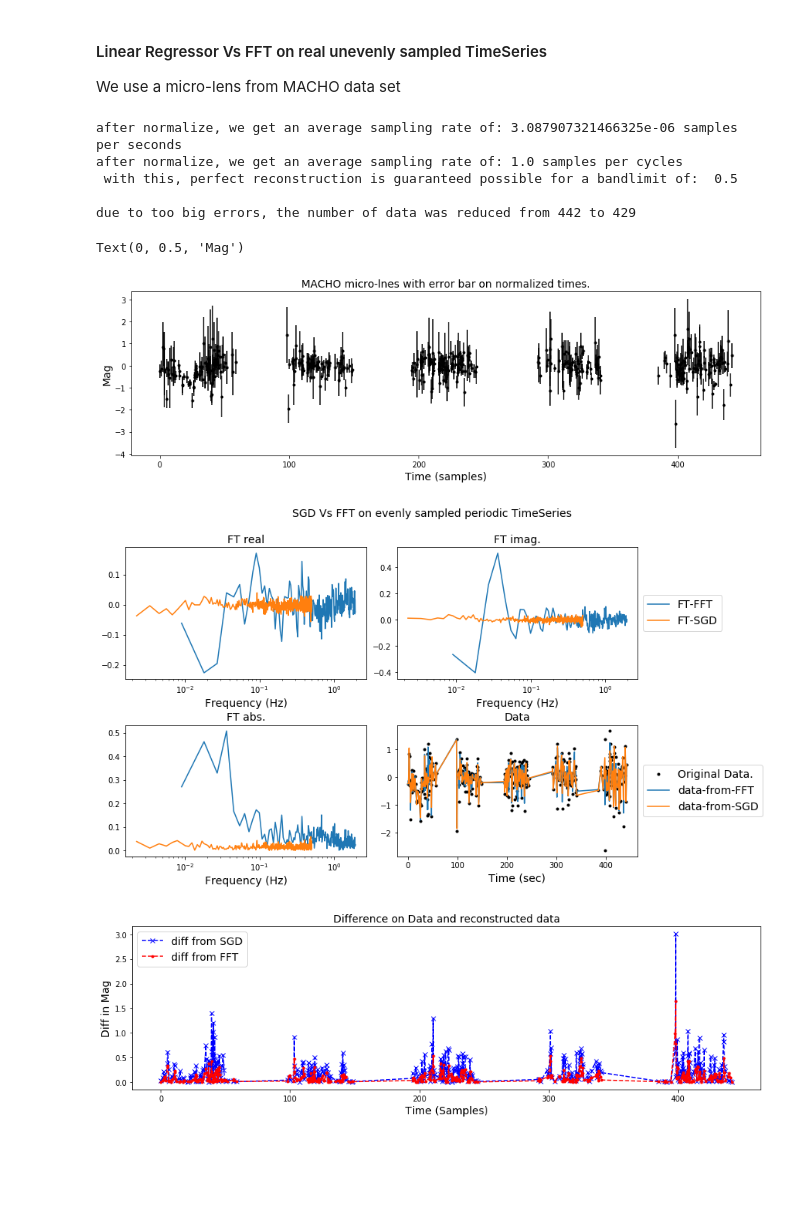
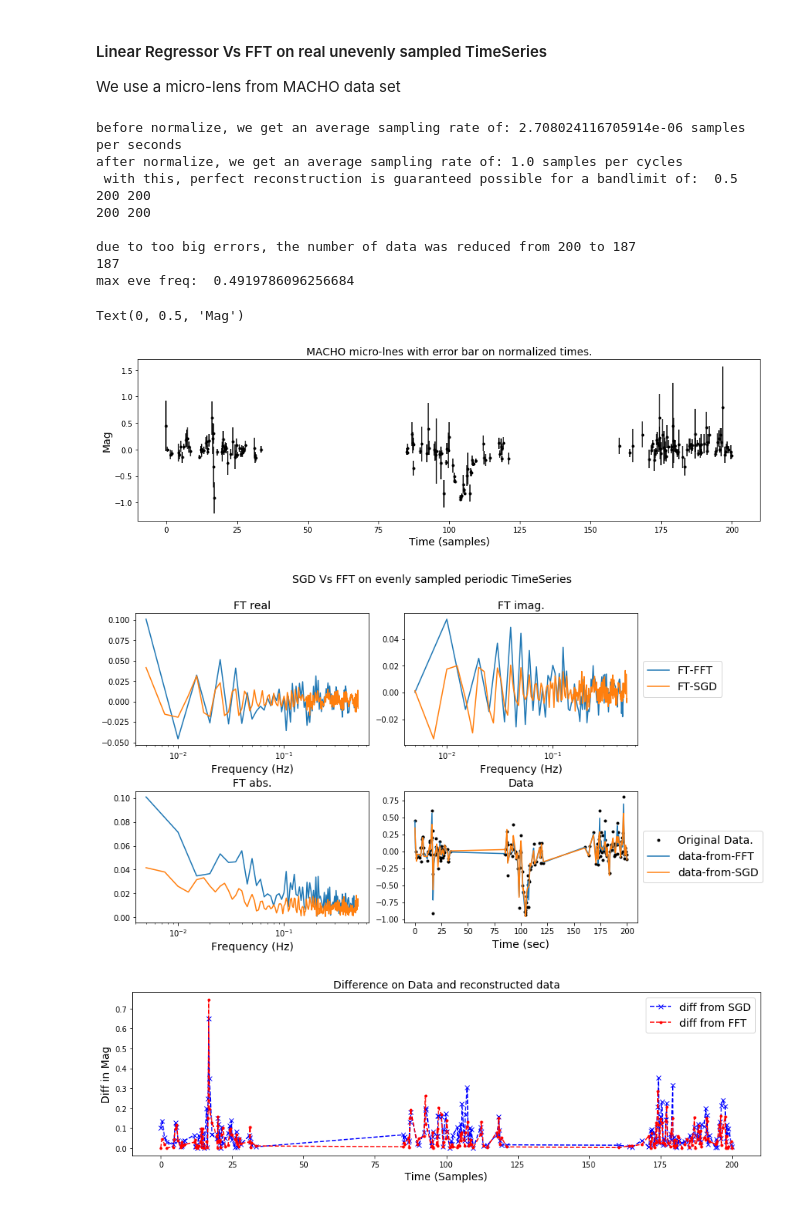
Before and after one commit to frmunozz/IrregularMatchedFilter, a Jupyter notebook: notebooks/sanityChecks/CalculatingFourierTransform.ipynb, the cells around one changed output. Drawn from its saved outputs; the diff is of its cells as text; code cells hidden in the pictures; blank space fills up the shorter version.

```diff
--- a/notebooks/sanityChecks/CalculatingFourierTransform.ipynb
+++ b/notebooks/sanityChecks/CalculatingFourierTransform.ipynb
@@ -250,20 +261,20 @@ def read_file():
      # of the root file of the project (the one with the .git)
     return glob.glob("../../../MLensing/*.mjd")
 
-def read_data(files, j, ini, end, prints=False):
+def read_data(files, j, ini, end, normalize_time=False):
     a = pd.read_csv(files[j], skiprows=3, header=None, sep=" ") # read the table
     a.columns = ["MJD", "Mag", "err"] # name the columns
     times = TimesSamples(a["MJD"][ini:end]) # read the times in MJD
     times -= times.min() # normalize to 0, this give us units of days
     times *= days_to_sec # transform to units of seconds
-    if prints:
-        print("after normalize, we get an average sampling rate of:",
+    if normalize_time:
+        print("before normalize, we get an average sampling rate of:",
               times.average_fs, "samples per seconds")
-    times *= times.average_fs # normalize to units of samples (for digital signals)
-    if prints:
+        times *= times.average_fs # normalize to units of samples (for digital signals)
         print("after normalize, we get an average sampling rate of:", times.average_fs,
               "samples per cycles \n with this, perfect reconstruction is guaranteed " +
               "possible for a bandlimit of: ", times.average_fs/2)
+
     data = TimeSeries(a["Mag"][ini:end], times=times) # get the magnitude
     data -= np.median(data) # normalize the magnitud to 0 (the center goes to 0).
     err =  a["err"].tolist()[ini:end] # get the error
@@ -272,29 +283,33 @@ def read_data(files, j, ini, end, prints=False):
 
 
 # define constants
-j = 15 # the particular observation to use, j={5, 9, 14} gives bad results
-ini = 0 # init of a range of the observations, we use the whole data
-end = -1 # end of a range of the observation, we use the whole data
+j = 10 # the particular observation to use, j={5, 9, 14} gives bad results
+ini = 200 # init of a range of the observations, we use the whole data
+end = 400 # end of a range of the observation, we use the whole data
 days_to_sec = 1 * 24 * 60 * 60 # transformation from days to seconds
 sec_to_days = 1 /(60 * 60 * 24) # transformation from seconds to days
 # %%
 # variables
 files = read_file()
-times, data, err = read_data(files, j, ini, end, prints=True)
+times, data, err = read_data(files, j, ini, end, normalize_time=True)
 gamma = 2
 f_max = 0.5
 N = len(times)
-
+print(len(data), len(data.times))
 # erase data with too big errorba
 max_w = np.abs(data.max() - data.min())
 i=0
+print(len(data), len(data.times))
 while i < len(times)-1:
     if err[i] > max_w/3:
         times.delete(slice(i, i+1))
         data.delete(slice(i, i+1))
+#         print(len(data), len(data.times), len(times))
         err = np.delete(err, slice(i, i+1))
     else:
         i+=1
+
+data = TimeSeries(data, times=times)
 print("")
 print("due to too big errors, the number of data was reduced from {} to {}".format(N, len(times)))
 plt.figure(figsize=(15, 4))
@@ -304,58 +319,71 @@ plt.xlabel("Time (samples)", fontsize=14)
 plt.ylabel("Mag", fontsize=14)
 
 N = len(times) # update N
+print(N)
 
 # interpolate times and data, use simple interpolation
-eve_times = TimesSamples(initial_array=np.linspace(times.min(), times.max(), 4*N))
+eve_times = TimesSamples(initial_array=np.linspace(times.min(), times.max(), 8*N))
 eve_data = TimeSeries(np.interp(eve_times, times, data), times=eve_times)
 
 
 # create the frequency grid
 freqs = f_grid(times, gamma=gamma, f_max=f_max)
-eve_freqs = np.fft.fftfreq(N, d=1/eve_times.average_fs)[1:N//2]
+# print(len(freqs))
+eve_freqs = np.fft.fftfreq(N)[1:N//2]
+print("max eve freq: ", max(eve_freqs))
 #create dictionary on regressor instance
-reg = SGDRegression(alpha=10**(-4), max_iter=500, penalty="l1", l1_ratio=0.5, tol=0.001)
-reg.reset() # we reset a previous instance
-reg.create_dict(times, freqs) # set dictionary
+reg = SGDRegression(alpha=10**(-4), max_iter=500, penalty="l2", l1_ratio=0.5, tol=0.001)
+# reg.reset() # we reset a previous instance
+# reg.create_dict(times, freqs) # set dictionary
+
+transform_fft = FFT(times, beta=2)
+transform_reg = Regression(freq=freqs, reg=reg)
+
 
 # transform
-ft_sgd = data.to_frequencyseries(reg=reg) # inverse transform
-ft_fft = np.fft.fft(eve_data)[1:N//2]/N
-data_sgd = reg.predict() # direct transform
-data_fft = np.fft.ifft(np.fft.fft(eve_data))
-uneve_data_fft = TimeSeries(np.interp(times, eve_times, data_fft), times=times)
-scor = scores([data, data], [data_sgd, uneve_data_fft])
+ft_sgd = data.to_frequencyseries(transform_reg) # inverse transform
+ft_fft = data.to_frequencyseries(transform_fft)
+
+data_sgd = ft_sgd.to_timeseries(transform_reg) # direct transform
+data_fft = ft_fft.to_timeseries(transform_fft, N=N)
+
+scor = scores([data, data], [data_sgd, data_fft])
 plot_freqs(data, times, [times, times],
-           [ft_fft, ft_sgd], [eve_freqs, freqs], [uneve_data_fft, data_sgd],
+           [ft_fft[1:N//2], ft_sgd],
+           [transform_fft.get_frequency(N=N)[1:N//2], transform_reg.get_frequency()], [data_fft, data_sgd],
           xaxis=["Frequency (Hz)", "Frequency (Hz)", "Frequency (Hz)", "Time (sec)"],
           main_title="SGD Vs FFT on evenly sampled periodic TimeSeries")
 
 # plot diff between orig-reconstructed
 diff1 = np.abs(data - data_sgd)
-diff2 = np.abs(data - np.real(uneve_data_fft))
+diff2 = np.abs(data - np.real(data_fft))
 plt.figure(figsize=(15, 4))
 plt.plot(times, diff1, "bx--", label="diff from SGD")
 plt.plot(times, diff2, "r.--", label="diff from FFT")
 plt.legend(fontsize=14)
 plt.title("Difference on Data and reconstructed data", fontsize=14)
 plt.xlabel("Time (Samples)", fontsize=14)
 plt.ylabel("Diff in Mag", fontsize=14)
 plt.figure(figsize=(15, 4))
 plt.plot(times, data, 'k.', label="original data")
 plt.plot(times, data_sgd, 'x', label="reconstructed with SGD, score: {}".format(round(scor[0], 3)))
-plt.plot(times, np.real(uneve_data_fft), '1', label="reconstructed with FFT, score: {}".format(round(scor[1], 3)))
+plt.plot(times, np.real(data_fft), '1', label="reconstructed with FFT, score: {}".format(round(scor[1], 3)))
 plt.legend()
 plt.title("micro-lens compared to his reconstruction" +
           "from SGD regressor, score: {}".format(round(scores([data], [data_sgd])[0], 3)), fontsize=14)
 plt.xlabel("Time (samples)", fontsize=14)
 plt.ylabel("Mag", fontsize=14)
 # %% [output]
-after normalize, we get an average sampling rate of: 3.087907321466325e-06 samples per seconds
+before normalize, we get an average sampling rate of: 2.708024116705914e-06 samples per seconds
 after normalize, we get an average sampling rate of: 1.0 samples per cycles
  with this, perfect reconstruction is guaranteed possible for a bandlimit of:  0.5
+200 200
+200 200
 
-due to too big errors, the number of data was reduced from 442 to 429
+due to too big errors, the number of data was reduced from 200 to 187
+187
+max eve freq:  0.4919786096256684
 Text(0, 0.5, 'Mag')
-[figure, old version]
+[figure, new version]
-[figure, old version]
+[figure, new version]
-[figure, old version]
+[figure, new version]
```
Also changed, not shown: parts of 9 cells of this notebook.
